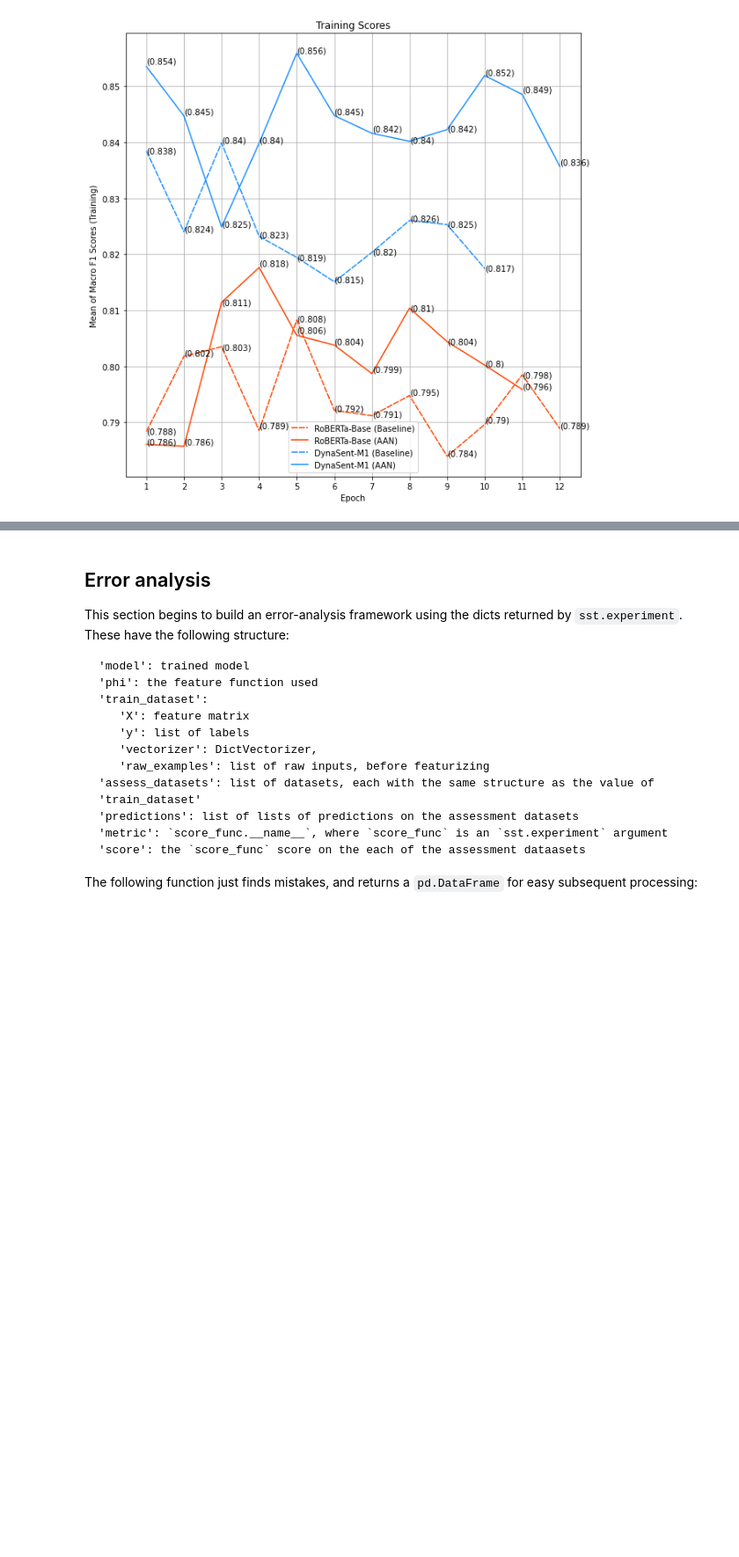
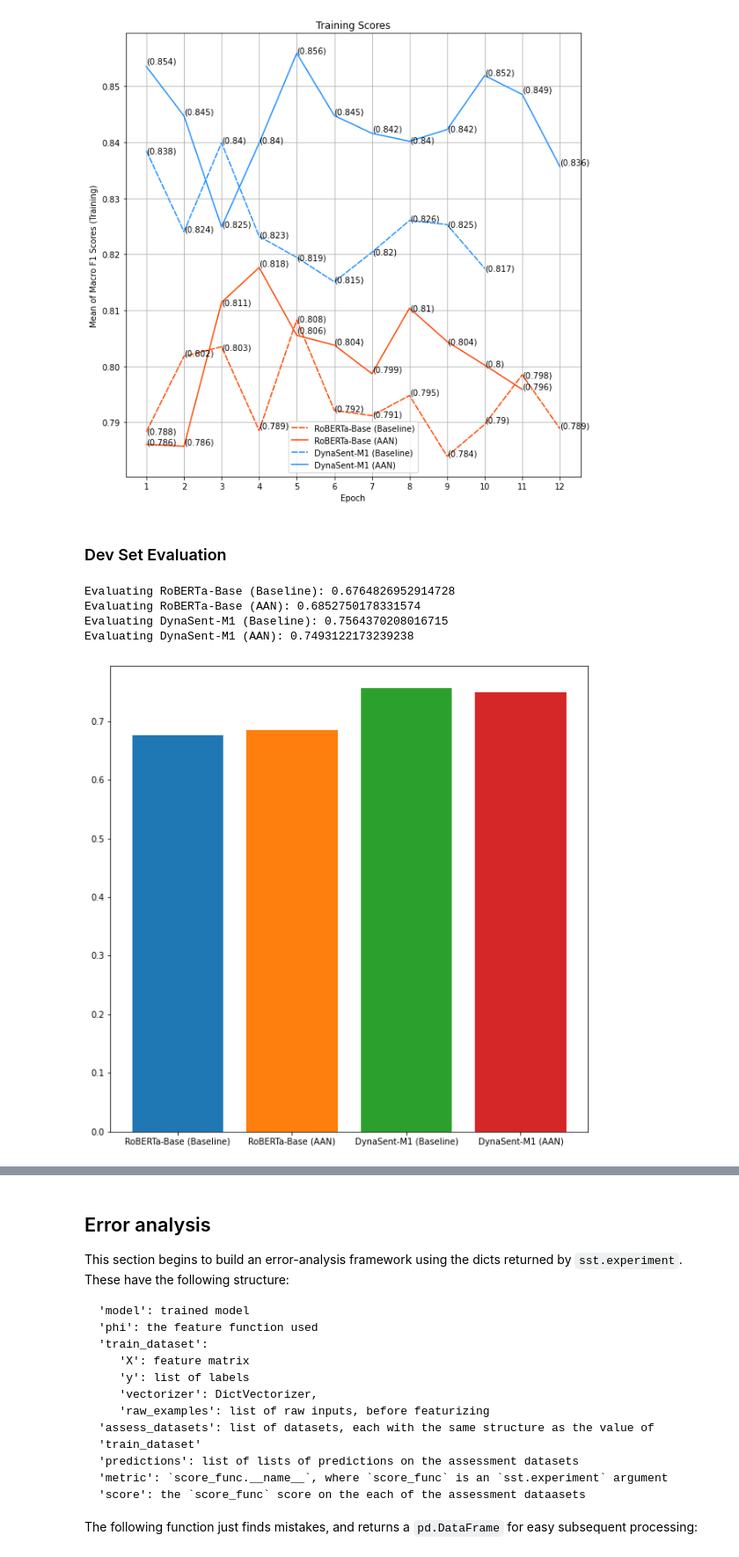
Before and after one commit to mukobi/Unsupervised-Concept-Based-Explanations-For-Sentiment-Analysis, a Jupyter notebook: evaluate_trained_models.ipynb, the cells around one changed output, grey strips where cells are left out. Shown: that part at 88% size. Drawn from its saved outputs; the diff is of its cells as text; code cells hidden in the pictures; blank space fills up the shorter version.

Commit message:
Some basic dev evaluation

```diff
--- a/evaluate_trained_models.ipynb
+++ b/evaluate_trained_models.ipynb
@@ -16,0 +18,10 @@ utils.fix_random_seeds()
+# %%
+# Configuration
+
+transformers.utils.logging.set_verbosity_error()
+utils.fix_random_seeds()
+
+cpu_device = 'cpu'
+gpu_device = 'cuda' if torch.cuda.is_available() else 'cpu'
+
+plt.rcParams["figure.figsize"] = 10, 10
@@ -72,3 +104,44 @@ plt.legend()
 plt.show()
 # %% [output]
 [figure]
+# %% [markdown]
+### Dev Set Evaluation
+# %%
+def evaluate_dataset(assess_df, score_func=utils.safe_macro_f1):
+    # Build the dataset for assessment
+    assess = sst.build_dataset(
+        assess_df,
+        phi,
+        vectorize=False)
+
+    # Run the model and assess the predictions
+    scores = []
+    for experiment in experiments:
+        model = experiment['model']
+        print(f'Evaluating {model}' , end =': ')
+        # Move to GPU for faster processing
+        model.device = gpu_device
+        model.model.to(gpu_device)
+        preds = model.predict(assess['X'])
+        model.model.to(cpu_device)
+        model.device = cpu_device
+
+        score = score_func(assess['y'], preds)
+        scores.append(score)
+        print(score)
+
+    return scores
+
+    # Graph the results
+# %%
+dyna_r1_dev_scores = evaluate_dataset(dyna_r1_dev)
+# %% [output]
+Evaluating RoBERTa-Base (Baseline): 0.6764826952914728
+Evaluating RoBERTa-Base (AAN): 0.6852750178331574
+Evaluating DynaSent-M1 (Baseline): 0.7564370208016715
+Evaluating DynaSent-M1 (AAN): 0.7493122173239238
+# %%
+for experiment, score in zip(experiments, dyna_r1_dev_scores):
+    plt.bar(str(experiment['model']), score)
+# %% [output]
+[figure, added]
```
Also changed, not shown: parts of 7 cells of this notebook, 1 other file.
